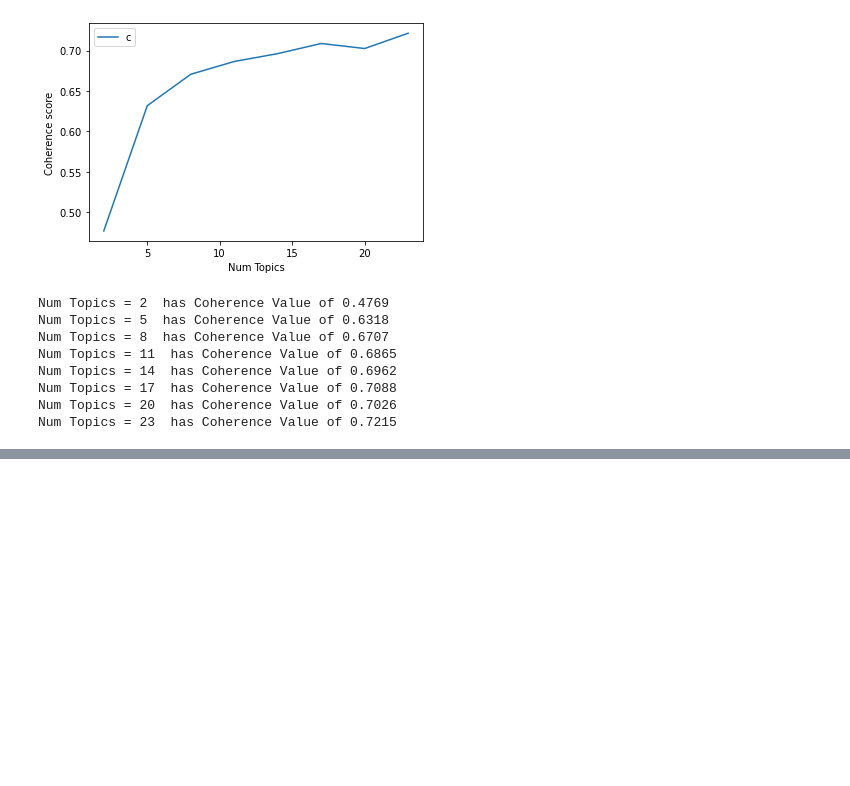
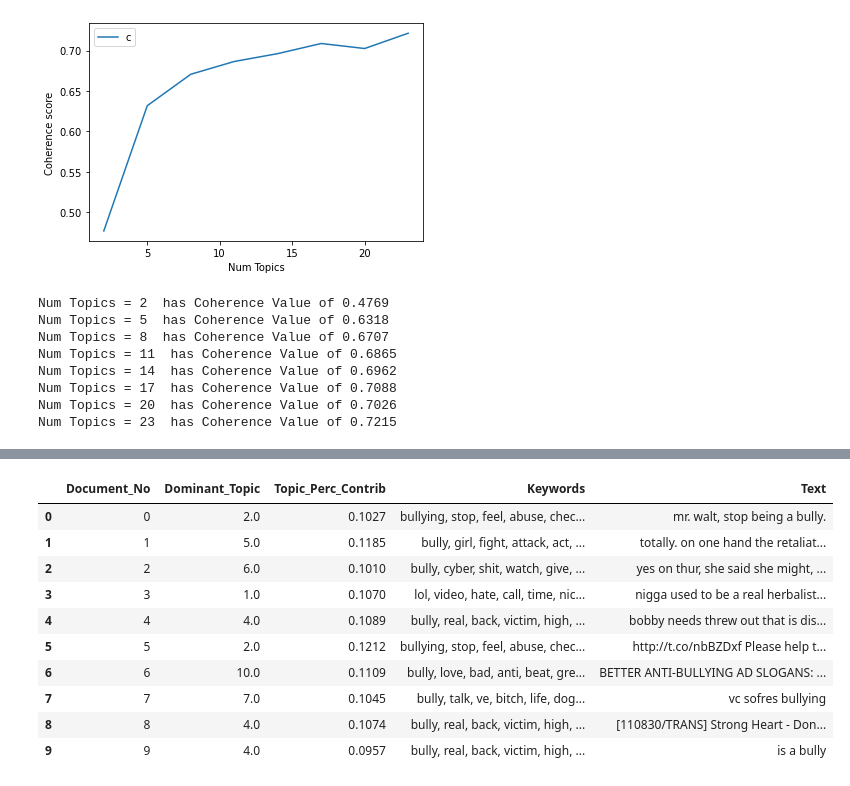
Before and after one commit to erudic/Bullying-Traces-Recognition, a Jupyter notebook: notebooks/types_modeling_LDA.ipynb, the cells around one changed output, grey strips where cells are left out. Saved outputs shown, nothing was run; the diff lists cells and outputs as text; code cells hidden in the pictures; blank space fills up the shorter version.

```diff
--- a/notebooks/types_modeling_LDA.ipynb
+++ b/notebooks/types_modeling_LDA.ipynb
@@ -316,3 +316,8 @@ Num Topics = 14  has Coherence Value of 0.6962
 Num Topics = 17  has Coherence Value of 0.7088
 Num Topics = 20  has Coherence Value of 0.7026
 Num Topics = 23  has Coherence Value of 0.7215
+# %%
+# Select the model and print the topics
+optimal_model = model_list[3]
+model_topics = optimal_model.show_topics(formatted=False)
+pprint(optimal_model.print_topics(num_words=10))
@@ -318,0 +342,44 @@ Num Topics = 23  has Coherence Value of 0.7215
+# %%
+def format_topics_sentences(ldamodel=lda_model, corpus=corpus, texts=data):
+    # Init output
+    sent_topics_df = pd.DataFrame()
+
+    # Get main topic in each document
+    for i, row in enumerate(ldamodel[corpus]):
+        row = sorted(row, key=lambda x: (x[1]), reverse=True)
+        # Get the Dominant topic, Perc Contribution and Keywords for each document
+        for j, (topic_num, prop_topic) in enumerate(row):
+            if j == 0:  # => dominant topic
+                wp = ldamodel.show_topic(topic_num)
+                topic_keywords = ", ".join([word for word, prop in wp])
+                sent_topics_df = sent_topics_df.append(pd.Series([int(topic_num), round(prop_topic,4), topic_keywords]), ignore_index=True)
+            else:
+                break
+    sent_topics_df.columns = ['Dominant_Topic', 'Perc_Contribution', 'Topic_Keywords']
+
+    # Add original text to the end of the output
+    contents = pd.Series(texts)
+    sent_topics_df = pd.concat([sent_topics_df, contents], axis=1)
+    return(sent_topics_df)
+
+
+df_topic_sents_keywords = format_topics_sentences(ldamodel=optimal_model, corpus=corpus, texts=data)
+
+# Format
+df_dominant_topic = df_topic_sents_keywords.reset_index()
+df_dominant_topic.columns = ['Document_No', 'Dominant_Topic', 'Topic_Perc_Contrib', 'Keywords', 'Text']
+
+# Show
+df_dominant_topic.head(10)
+# %% [output]
+|  | Document_No | Dominant_Topic | Topic_Perc_Contrib | Keywords | Text |
+| 0 | 0 | 2.0 | 0.1027 | bullying, stop, feel, abuse, chec... | mr. walt, stop being a bully. |
+| 1 | 1 | 5.0 | 0.1185 | bully, girl, fight, attack, act, ... | totally. on one hand the retaliat... |
+| 2 | 2 | 6.0 | 0.1010 | bully, cyber, shit, watch, give, ... | yes on thur, she said she might, ... |
+| 3 | 3 | 1.0 | 0.1070 | lol, video, hate, call, time, nic... | nigga used to be a real herbalist... |
+| 4 | 4 | 4.0 | 0.1089 | bully, real, back, victim, high, ... | bobby needs threw out that is dis... |
+| 5 | 5 | 2.0 | 0.1212 | bullying, stop, feel, abuse, chec... | http://t.co/nbBZDxf Please help t... |
+| 6 | 6 | 10.0 | 0.1109 | bully, love, bad, anti, beat, gre... | BETTER ANTI-BULLYING AD SLOGANS: ... |
+| 7 | 7 | 7.0 | 0.1045 | bully, talk, ve, bitch, life, dog... | vc sofres bullying |
+| 8 | 8 | 4.0 | 0.1074 | bully, real, back, victim, high, ... | [110830/TRANS] Strong Heart - Don... |
+| 9 | 9 | 4.0 | 0.0957 | bully, real, back, victim, high, ... | is a bully |
```
Also changed, not shown: parts of 3 cells of this notebook.
